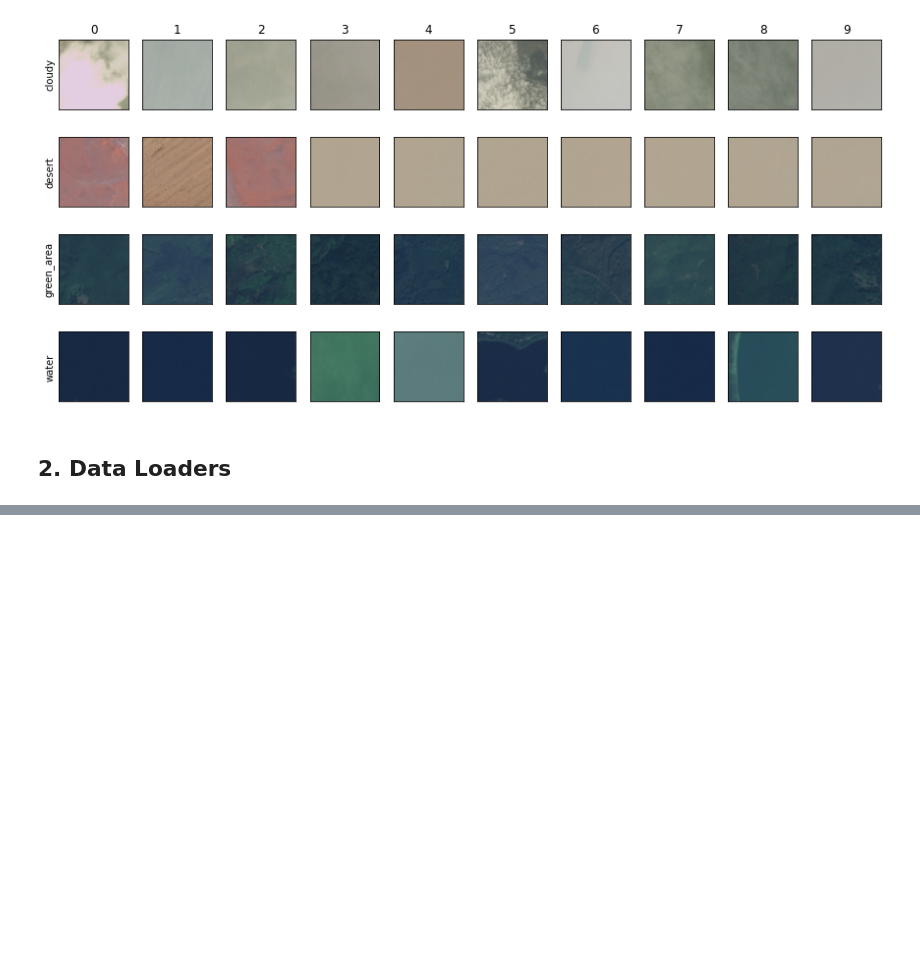
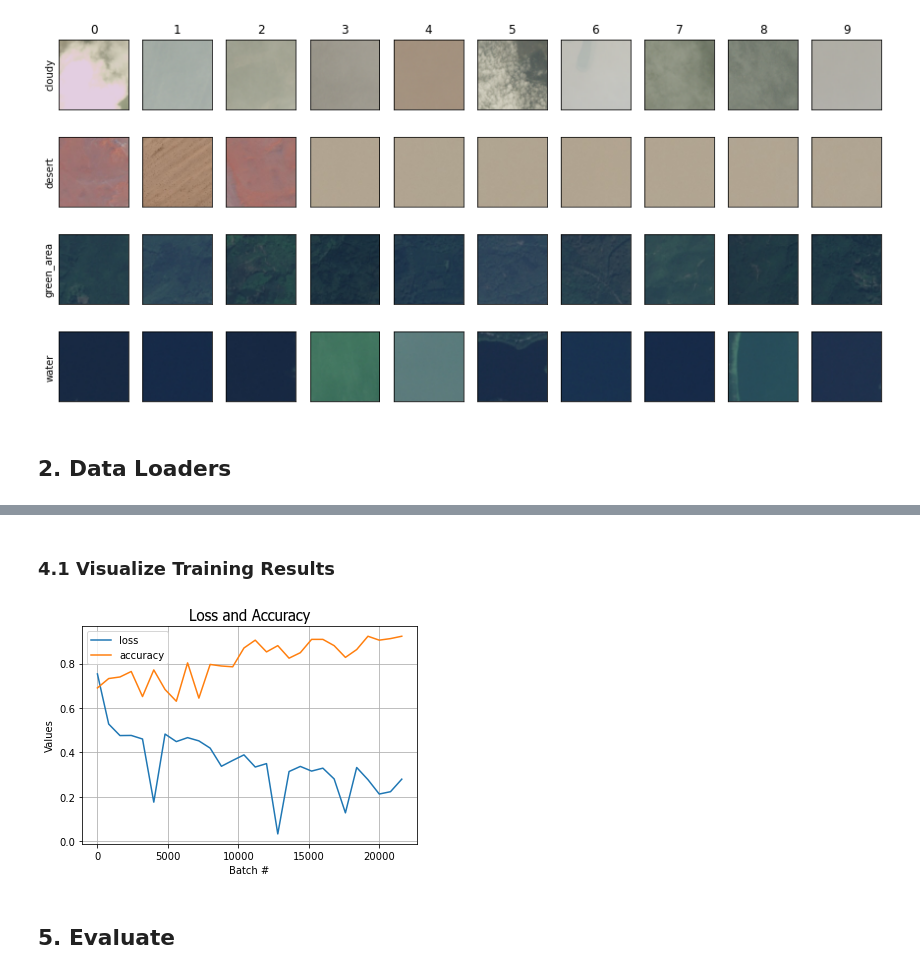
Before and after one commit to mxagar/space_exploration, a Jupyter notebook: space_image_classification/space_image_analysis.ipynb, the cells around one changed output, grey strips where cells are left out. Cells and saved outputs as stored; diff of their text form; code cells hidden in the pictures; blank space fills up the shorter version.

Commit message:
model definition and training

```diff
--- a/space_image_classification/space_image_analysis.ipynb
+++ b/space_image_classification/space_image_analysis.ipynb
@@ -158,0 +189,6 @@ print(net)
+# %%
+# Test forward pass
+dataiter = iter(train_loader)
+inputs, labels = next(dataiter)
+outputs = net.forward(inputs)
+_, preds = torch.max(outputs.data, dim=1)
@@ -158,0 +224,12 @@ print(net)
+# %%
+# Persistence/Loading functions
+def save_checkpoint(filepath, model):
+    torch.save(model.state_dict(), filepath)
+
+def load_checkpoint(filepath, model):
+    state = torch.load(filepath)
+    # If we saved the model in a CUDA device, we need to map it to CPU
+    # checkpoint = torch.load(filepath, map_location=torch.device('cpu')), or
+    # checkpoint = torch.load(filepath, map_location='cpu')
+    model.load_state_dict(state)
+    return model
@@ -158,0 +314,11 @@ print(net)
+# %%
+# TRAIN!
+loss_values, accuracy_values = train_model(net,
+                                           optimizer=optimizer,
+                                           criterion=criterion,
+                                           train_loader=train_loader,
+                                           val_loader=val_loader,
+                                           device=device,
+                                           num_epochs=5,
+                                           print_every=200,
+                                           do_validation=True)
@@ -158,0 +343,18 @@ print(net)
+# %% [markdown]
+### 4.1 Visualize Training Results
+# %%
+# Plot loss and accuracy diagrams
+x = np.arange(len(loss_values))*200*4
+plt.plot(x, loss_values, x, accuracy_values)
+plt.xlabel('Batch #')
+plt.ylabel('Values')
+plt.title('Loss and Accuracy', fontname = 'Tahoma', fontsize = 15)
+plt.legend(('loss', 'accuracy'), loc = 'upper left')
+plt.grid(True)
+plt.savefig('./training_diagram.pdf')
+plt.savefig('./training_diagram.png')
+plt.show()
+# %% [output]
+[figure, added]
+# %% [markdown]
+## 5. Evaluate
```
Also changed, not shown: parts of 26 cells of this notebook.
